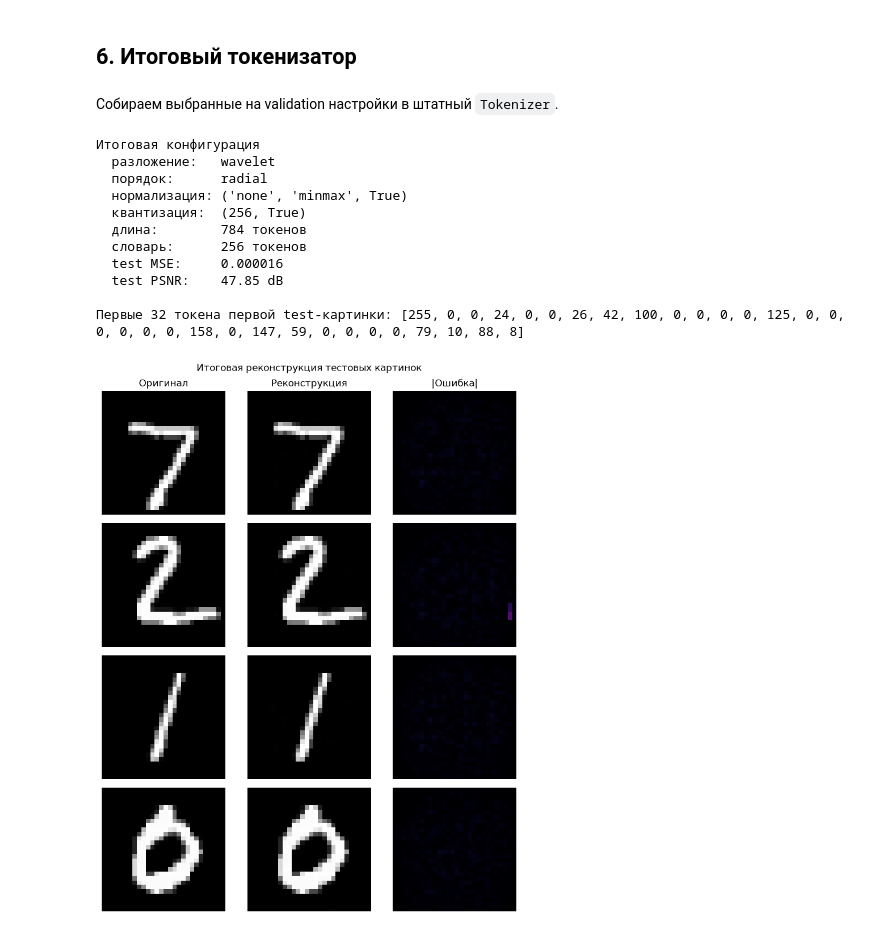
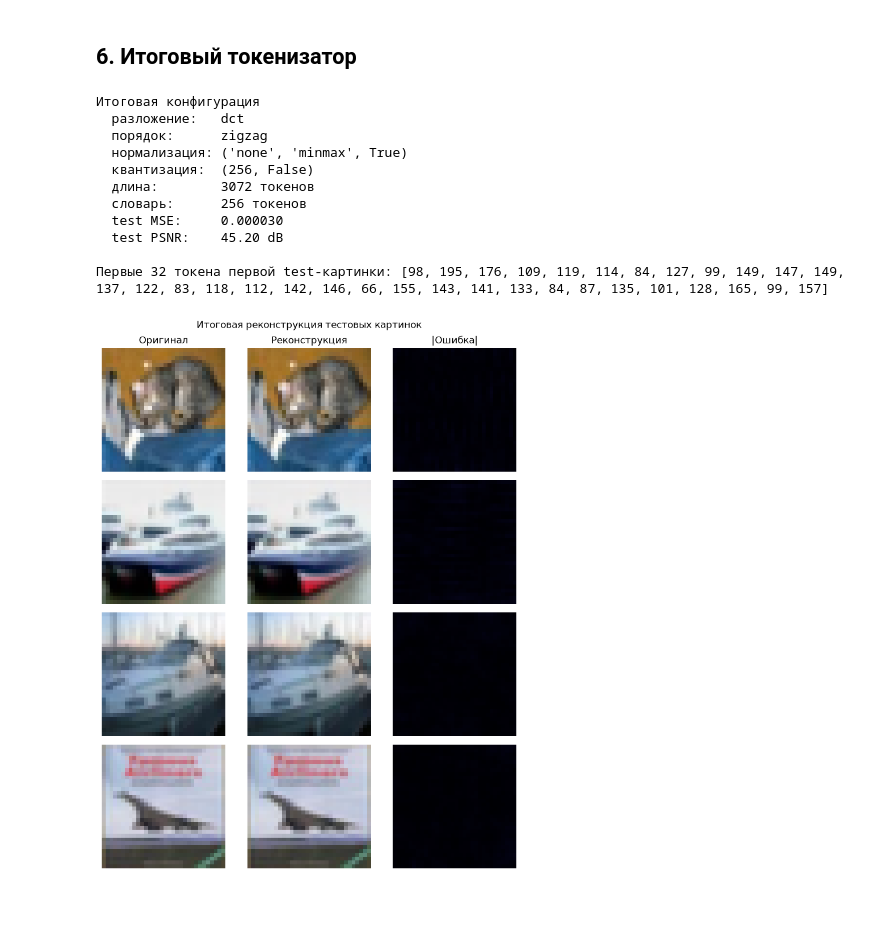
Before and after one commit to 1nnokent/Avtoregressionnaya_istoriya, a Jupyter notebook: notebooks/pipeline_demo.ipynb, the cells around one changed output. Saved outputs shown, nothing was run; the diff lists cells and outputs as text; code cells hidden in the pictures; blank space fills up the shorter version.

```diff
--- a/notebooks/pipeline_demo.ipynb
+++ b/notebooks/pipeline_demo.ipynb
@@ -225,7 +224,7 @@ print(f"Разложение-победитель: {SELECTED_DECOMPOSITION}")
 height, width = val_coeffs.shape[-2:]
 ordering_results = {}
 for name in ORDERINGS:
-    params = {"block_size": 7} if name == "block" else {}
+    params = {"block_size": BLOCK_SIZE} if name == "block" else {}
     indices = ordering_indices(name, height, width, **params)
     mse_by_fraction = {}
     examples = {}
@@ -233,7 +232,7 @@ for name in ORDERINGS:
         partial_coeffs = reconstruct_prefix(val_coeffs, indices, fraction)
         restored = selected_decomposition.inverse(partial_coeffs)
         mse_by_fraction[fraction] = mse(val_images, restored)
-        examples[fraction] = restored[0, 0]
+        examples[fraction] = restored[0]
     position_map = np.empty(height * width, dtype=int)
     position_map[indices] = np.arange(height * width)
     ordering_results[name] = {
@@ -265,7 +264,7 @@ for column, name in enumerate(ORDERINGS):
     result = ordering_results[name]
     axes[0, column].imshow(result["position_map"], cmap="viridis")
     axes[0, column].set_title(f"{name}: номер позиции")
-    axes[1, column].imshow(result["examples"][0.25], cmap="gray", vmin=0, vmax=1)
+    show_image(axes[1, column], result["examples"][0.25])
     axes[1, column].set_title("Первые 25%")
     axes[0, column].axis("off")
     axes[1, column].axis("off")
@@ -295,6 +292,5 @@ plt.show()
 # %%
-ordering_params = {"block_size": 7} if selected_ordering == "block" else {}
-channels, height, width = train_images.shape[1:]
+ordering_params = {"block_size": BLOCK_SIZE} if selected_ordering == "block" else {}
 selected_indices = ordering_indices(selected_ordering, height, width, **ordering_params)
 train_sequences = forward_ordering(train_coeffs, selected_indices).reshape(
     len(train_images), -1
@@ -474,10 +470,8 @@ plt.show()
 `selected_quantization` — конфигурация с минимальной validation MSE.
 # %% [markdown]
 ## 6. Итоговый токенизатор
-# %% [markdown]
-Собираем выбранные на validation настройки в штатный `Tokenizer`.
 # %%
-final_ordering_params = {"block_size": 7} if selected_ordering == "block" else {}
+final_ordering_params = {"block_size": BLOCK_SIZE} if selected_ordering == "block" else {}
 final_config = TokenizerConfig(
     decomposition=SELECTED_DECOMPOSITION,
     decomposition_params=selected_decomposition_params,
@@ -512,36 +506,36 @@ print(f"  test PSNR:    {final_metrics['psnr']:.2f} dB")
 print(f"\nПервые 32 токена первой test-картинки: {test_tokens[0, :32].tolist()}")
 # %% [output]
 Итоговая конфигурация
-  разложение:   wavelet
-  порядок:      radial
+  разложение:   dct
+  порядок:      zigzag
   нормализация: ('none', 'minmax', True)
-  квантизация:  (256, True)
-  длина:        784 токенов
+  квантизация:  (256, False)
+  длина:        3072 токенов
   словарь:      256 токенов
-  test MSE:     0.000016
-  test PSNR:    47.85 dB
+  test MSE:     0.000030
+  test PSNR:    45.20 dB
 
-Первые 32 токена первой test-картинки: [255, 0, 0, 24, 0, 0, 26, 42, 100, 0, 0, 0, 0, 125, 0, 0, 0, 0, 0, 0, 158, 0, 147, 59, 0, 0, 0, 0, 79, 10, 88, 8]
+Первые 32 токена первой test-картинки: [98, 195, 176, 109, 119, 114, 84, 127, 99, 149, 147, 149, 137, 122, 83, 118, 112, 142, 146, 66, 155, 143, 141, 133, 84, 87, 135, 101, 128, 165, 99, 157]
 # %%
 fig, axes = plt.subplots(4, 3, figsize=(8, 10))
 for row in range(4):
-    original = test_images[row, 0]
-    restored = test_reconstruction[row, 0]
-    absolute_error = np.abs(original - restored)
-    axes[row, 0].imshow(original, cmap="gray", vmin=0, vmax=1)
-    axes[row, 1].imshow(restored, cmap="gray", vmin=0, vmax=1)
+    original = test_images[row]
+    restored = test_reconstruction[row]
+    absolute_error = np.abs(original - restored).mean(axis=0)
+    show_image(axes[row, 0], original)
+    show_image(axes[row, 1], restored)
     axes[row, 2].imshow(
         absolute_error,
         cmap="inferno",
         vmin=0,
         vmax=max(0.15, float(absolute_error.max())),
     )
     for ax in axes[row]:
         ax.axis("off")
 for ax, title in zip(axes[0], ("Оригинал", "Реконструкция", "|Ошибка|")):
     ax.set_title(title)
 fig.suptitle("Итоговая реконструкция тестовых картинок")
 plt.tight_layout()
 plt.show()
 # %% [output]
-[figure, old version]
+[figure, new version]
```
Also changed, not shown: parts of 15 cells of this notebook, 1 other file.
